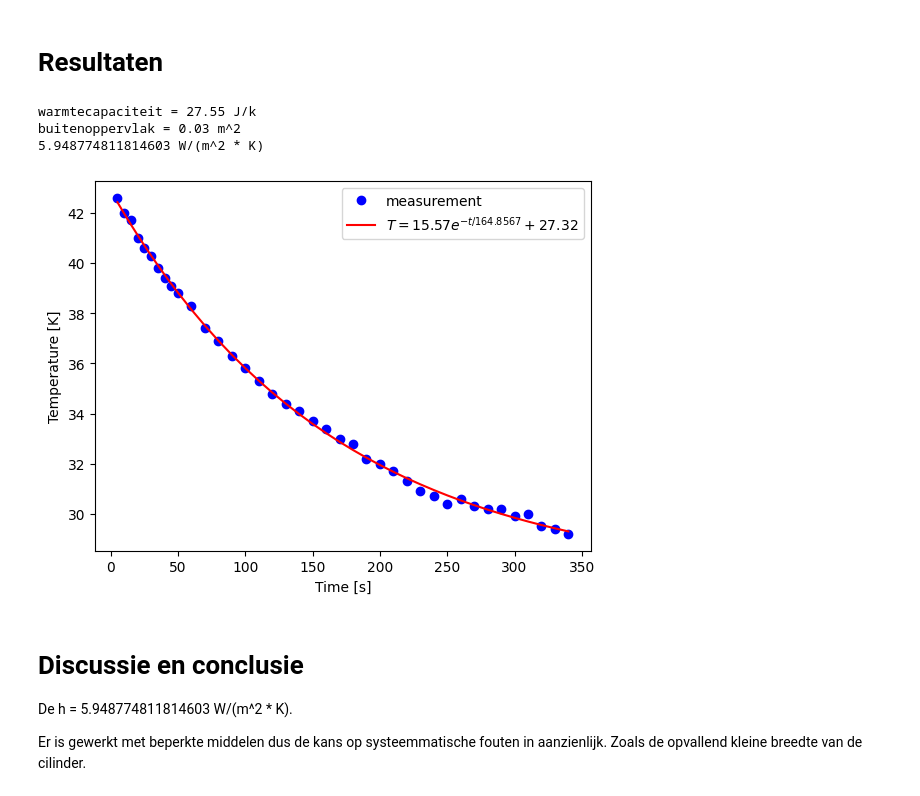
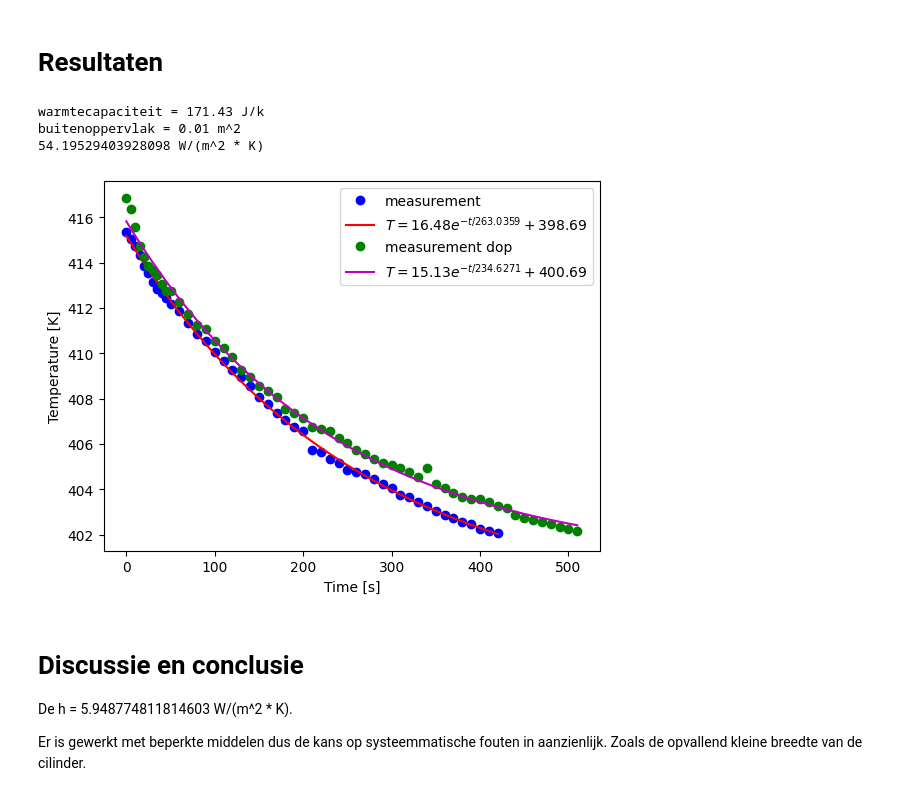
Before and after one commit to blubbertTUDelft/463, a Jupyter notebook: Content/Labs/koelbuis.ipynb, the cells around one changed output. Saved outputs shown, nothing was run; the diff lists cells and outputs as text; code cells hidden in the pictures.

```diff
--- a/Content/Labs/koelbuis.ipynb
+++ b/Content/Labs/koelbuis.ipynb
@@ -197,11 +197,11 @@ import numpy as np
 import matplotlib.pyplot as plt
 from scipy.optimize import curve_fit
 
-D = 30.03/1000  # lengte in m
+D = 50.00/1000 # oude 30.03/1000  # lengte in m
 R = 0.5 * D  # straal in m
-d = (30.03 - 1.66)/1000  # binnendiameter in m
+d = 26.8/1000 # oude (30.03 - 1.66)/1000  # binnendiameter in m
 r = 0.5 * d  # binnenstraal in m
-L = 152.30/1000  # lengte in m
+L = 51.56/1000 # oude 152.30/1000  # lengte in m
 p = 2700  # dichtheid in kg/m^3
 c = 880 # soortelijke warmtecapaciteit in J/kg K
 V = (np.pi * R**2 * L - np.pi * r**2 * L)  # volume in m^3
@@ -214,49 +214,57 @@ def exp_func(t, A, tau, T_omg):
     return (A * np.exp(-t/tau) + T_omg)
 
 buitenmantel = 2 * np.pi * R * L
-binnenmantel = 2 * np.pi * r * L
-ringen = (np.pi * R**2 - np.pi * r**2) * 2 #m^2
+ringen = np.pi * R**2 * 2 #m^2
 m = p * V
 
-buitenoppervlak = buitenmantel + binnenmantel + ringen # bepaal zelf in m^2
+buitenoppervlak = buitenmantel + ringen # bepaal zelf in m^2
 warmtecapaciteit = c * m # bepaal de warmtecapaciteit in J/K
 
-data = np.loadtxt('Afkoelingbuis.csv', delimiter=';', skiprows=1)
+data = np.loadtxt('Afkoelingbuis.csv', delimiter=';')
 times = data[:,0]  # tijd in s
-temps = data[:,1]  # temperatuur in C
+temps = data[:,1] + 373.15  # temperatuur in K
+data2 = np.loadtxt('Afkoelingbuis dop.csv', delimiter=';')
+times2 = data2[:,0]  # tijd in s
+temps2 = data2[:,1] + 373.15  # temperatuur in K
 
 
 # pas beginwaardes aan naar schatting
 # Het aantal maxfev moet wellicht hoger voor goede convergentie van de waarde
-popt, pocv = curve_fit(exp_func, times, temps, p0=[22, 340, 20], maxfev=50000)
+popt, pocv = curve_fit(exp_func, times, temps, p0=[np.max(temps)-np.min(temps), times[-1], 20], maxfev=50000)
+popt2, pocv2 = curve_fit(exp_func, times2, temps2, p0=[np.max(temps2)-np.min(temps2), 10000, 20], maxfev=50000)
 
 A_exp, tau_exp, T_omg_exp = popt
+A_exp2, tau_exp2, T_omg_exp2 = popt2
 
 y_fit = exp_func(times, *popt)
+y_fit2 = exp_func(times2, *popt2)
 
 plt.figure()
 plt.xlabel('Time [s]')
 plt.ylabel('Temperature [K]')
 
 plt.plot(times, temps, 'bo', label='measurement')
 plt.plot(times, y_fit, 'r-',
          label='$T = %0.2f e^{-t/%0.4f} + %0.2f$' % (A_exp, tau_exp, T_omg_exp))
+plt.plot(times2, temps2, 'go', label='measurement dop')
+plt.plot(times2, y_fit2, 'm-',
+         label='$T = %0.2f e^{-t/%0.4f} + %0.2f$' % (A_exp2, tau_exp2, T_omg_exp2))
 
 plt.legend()
 
 h_exp = (warmtecapaciteit) / (tau_exp * buitenoppervlak)
 
 print(f'warmtecapaciteit = {warmtecapaciteit:.2f} J/k\nbuitenoppervlak = {buitenoppervlak:.2f} m^2')  # warmtecapaciteit in J/K
 
 print(f'{h_exp} W/(m^2 * K)') # warmteoverdrachtscoëfficiënt in W/m^2 K
 # Sla figuren op met
 #
 # plt.savefig("Fitafkoeling.png", dpi=450)
 # %% [output]
-warmtecapaciteit = 27.55 J/k
-buitenoppervlak = 0.03 m^2
-5.948774811814603 W/(m^2 * K)
+warmtecapaciteit = 171.43 J/k
+buitenoppervlak = 0.01 m^2
+54.19529403928098 W/(m^2 * K)
-[figure, old version]
+[figure, new version]
 # %% [markdown]
 # Discussie en conclusie
 
```
Also changed, not shown: 2 other files.
